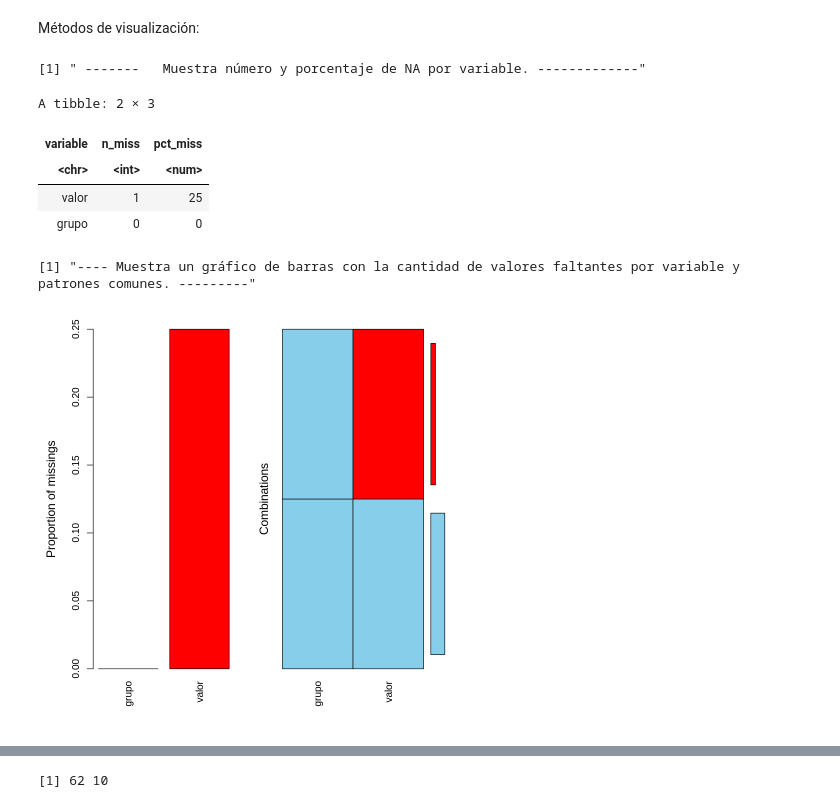
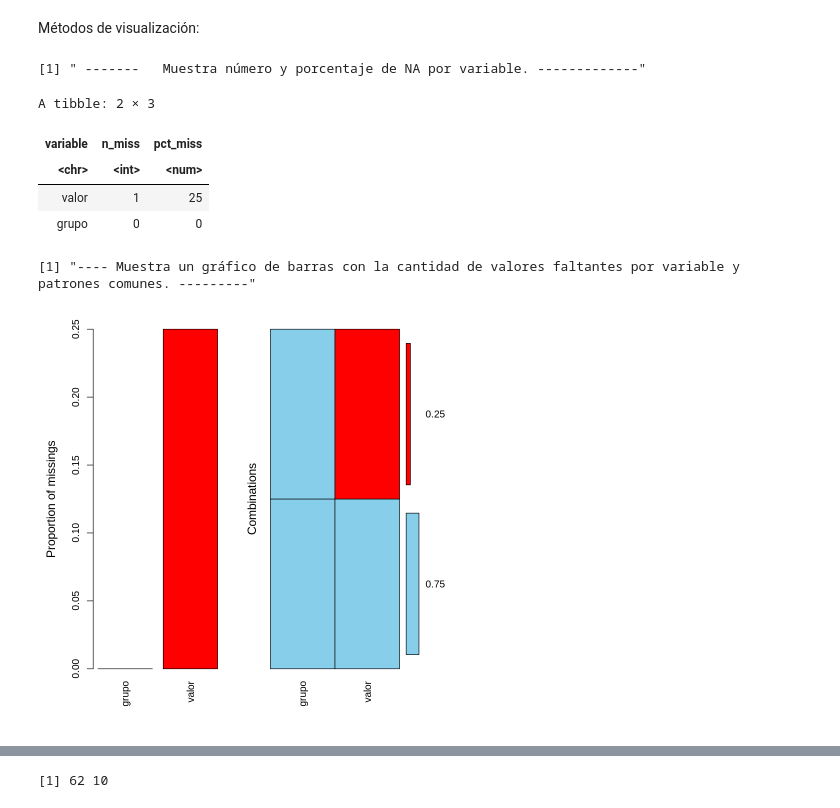
Before and after one commit to ednavivianasegura/ERAP_Curso_R, a Jupyter notebook: ERAP_R_Course_ModuloII.ipynb, the cells around one changed output, grey strips where cells are left out. Saved outputs shown, nothing was run; the diff lists cells and outputs as text; code cells hidden in the pictures.

```diff
--- a/ERAP_R_Course_ModuloII.ipynb
+++ b/ERAP_R_Course_ModuloII.ipynb
@@ -279,20 +279,20 @@ Métodos de visualización:
 # %%
 print(" -------   Muestra número y porcentaje de NA por variable. -------------")
 
 miss_var_summary(df)
 
 print("---- Muestra un gráfico de barras con la cantidad de valores faltantes por variable y patrones comunes. ---------")
 
-aggr(df)
+aggr(df, numbers=TRUE)
 # %% [output]
 [1] " -------   Muestra número y porcentaje de NA por variable. -------------"
 A tibble: 2 × 3
 | variable | n_miss | pct_miss |
 | <chr> | <int> | <num> |
 | valor | 1 | 25 |
 | grupo | 0 | 0 |
 [1] "---- Muestra un gráfico de barras con la cantidad de valores faltantes por variable y patrones comunes. ---------"
-[figure, old version]
+[figure, new version]
 # %% [markdown]
 ## Patrones de pérdida de datos
 
```
Also changed, not shown: parts of 16 cells of this notebook.
